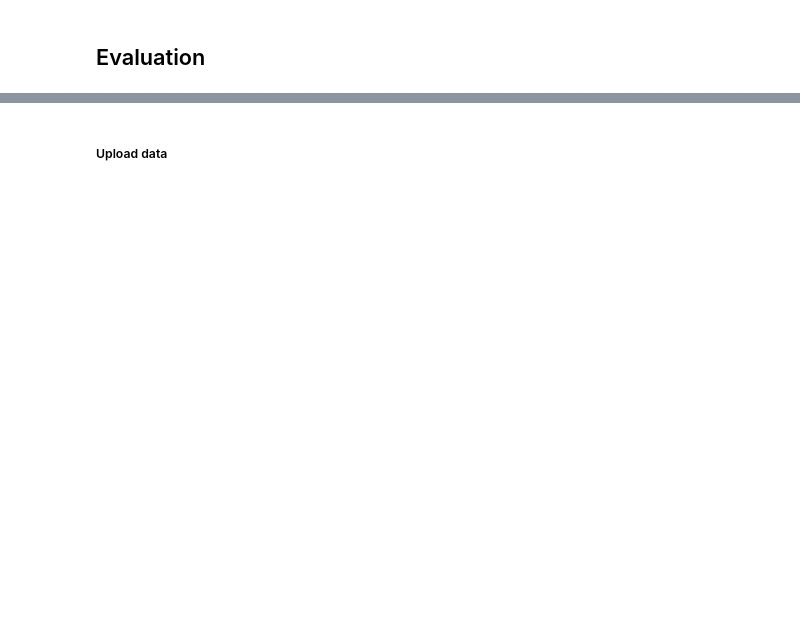
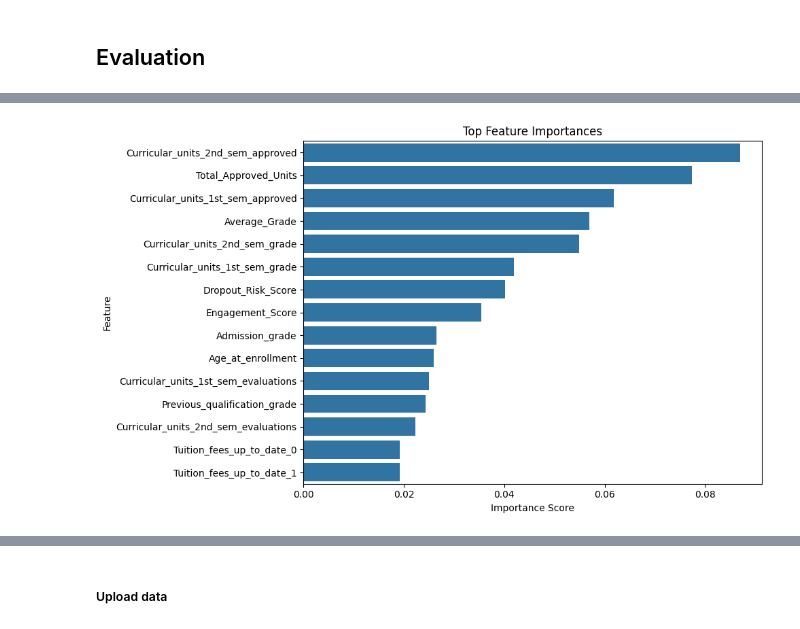
Before and after one commit to agummds/DS_Students_Performance, a Jupyter notebook: DS_CaseStudy_Agum_Medisa.ipynb, the cells around one changed output, grey strips where cells are left out. Saved outputs shown, nothing was run; the diff lists cells and outputs as text; code cells hidden in the pictures; blank space fills up the shorter version.

```diff
--- a/DS_CaseStudy_Agum_Medisa.ipynb
+++ b/DS_CaseStudy_Agum_Medisa.ipynb
@@ -336,3 +203,0 @@ Kolom 'Status' (akan dikategorikan sebagai tipe kategori):
-# %%
-df[columns_to_check] = df[columns_to_check].astype('category')
-print(df[columns_to_check].dtypes)
@@ -1097,0 +268,14 @@ y_pred = model.predict(X_test)
+# %%
+# Inisialisasi model
+models = {
+    "Logistic Regression": LogisticRegression(max_iter=1000),
+    "Decision Tree": DecisionTreeClassifier(random_state=42),
+    "Random Forest": RandomForestClassifier(n_estimators=100, random_state=42)
+}
+
+# Melatih model
+trained_models = {}
+for name, model in models.items():
+    print(f"Training {name}...")
+    model.fit(X_train, y_train_encoded)
+    trained_models[name] = model
@@ -1120,0 +337,22 @@ Confusion Matrix:
+# %%
+def plot_feature_importance(model, preprocessor, top_n=15):
+    # Ambil nama-nama fitur dari ColumnTransformer
+    cat_columns = preprocessor.named_transformers_['cat']['encoder'].get_feature_names_out(categorical_features)
+    all_features = np.concatenate([numerical_features, cat_columns])
+
+    # Ambil importance score
+    importances = model.feature_importances_
+    indices = np.argsort(importances)[::-1][:top_n]
+
+    # Plot
+    plt.figure(figsize=(10,6))
+    sns.barplot(x=importances[indices], y=all_features[indices])
+    plt.title("Top Feature Importances")
+    plt.xlabel("Importance Score")
+    plt.ylabel("Feature")
+    plt.tight_layout()
+    plt.show()
+# %%
+plot_feature_importance(rf_model, preprocessor)
+# %% [output]
+[figure, added]
```
Also changed, not shown: parts of 63 cells of this notebook, 4 other files.
